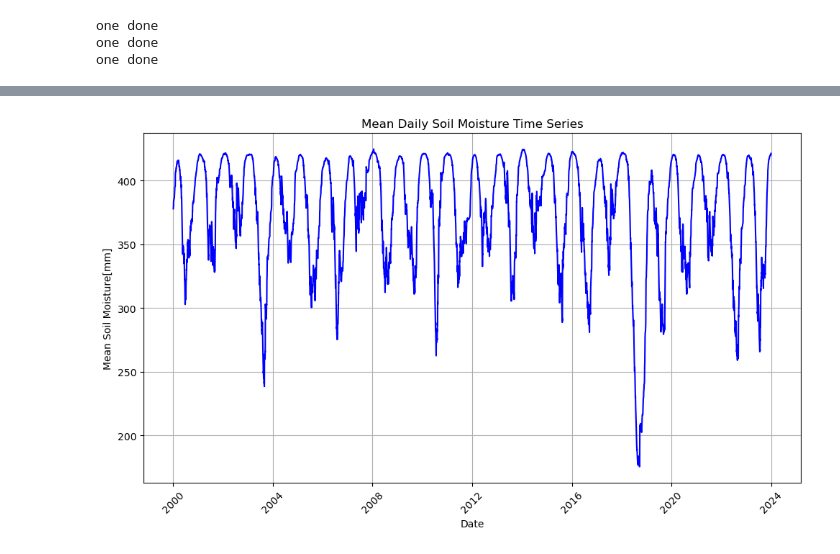
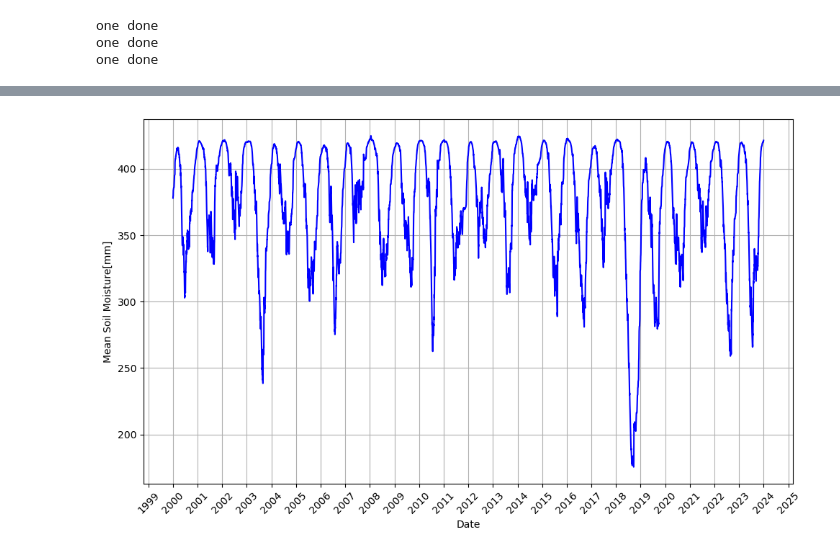
Before and after one commit to justusnoegel/deadwood_prediction, a Jupyter notebook: harz.ipynb, the cells around one changed output, grey strips where cells are left out. Drawn from its saved outputs; the diff is of its cells as text; code cells hidden in the pictures.

Commit message:
yearly plot

```diff
--- a/harz.ipynb
+++ b/harz.ipynb
@@ -305,21 +302,24 @@ evapotranspiration_xr = xr.DataArray(evapotranspiration, dims=('time', 'lat', 'l
 # %%
 import matplotlib.pyplot as plt
 import xarray as xr
 
 # Assuming soil_moisture_xr is your xarray.DataArray
 
 # Calculate the mean along the lat and lon axes (axis=1)
 mean_soil_moisture = soil_moisture_xr.mean(dim=('lat', 'lon'))
 
 # Plot the mean soil moisture
 plt.figure(figsize=(10, 6))
 plt.plot(mean_soil_moisture.time, mean_soil_moisture, color='blue', linestyle='-')
-plt.title('Mean Daily Soil Moisture Time Series')
 plt.xlabel('Date')
 plt.ylabel('Mean Soil Moisture[mm]')
 plt.xticks(rotation=45)
+
+# Show every year on the x-axis
+plt.gca().xaxis.set_major_locator(plt.matplotlib.dates.YearLocator())
+
 plt.grid(True)
 plt.tight_layout()
 plt.show()
 # %% [output]
-[figure, old version]
+[figure, new version]
```
Also changed, not shown: parts of 1 cell of this notebook.
